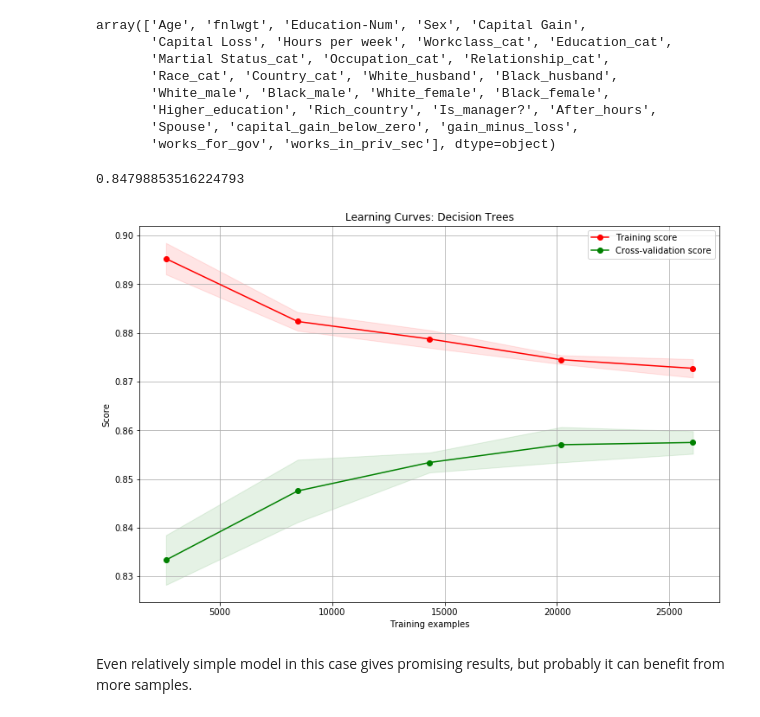
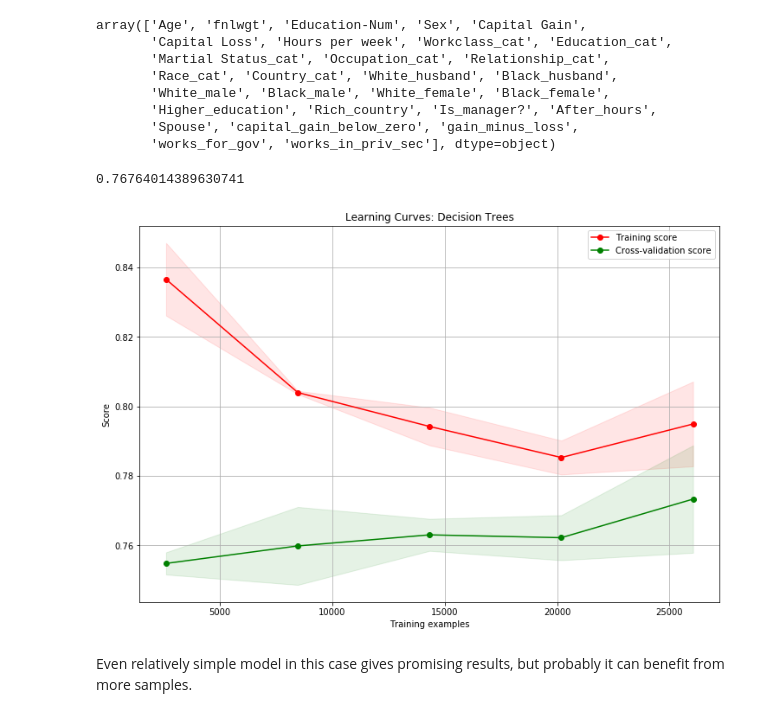
Before and after one commit to GregSzopinski/introductory-machine-learning, a Jupyter notebook: Adult data/Adult_names_classification.ipynb, the cells around one changed output. Drawn from its saved outputs; the diff is of its cells as text; code cells hidden in the pictures.

```diff
--- a/Adult data/Adult_names_classification.ipynb
+++ b/Adult data/Adult_names_classification.ipynb
@@ -288,7 +288,7 @@ def train_and_predict(model, X, y, test_size=0.33):
     y_pred = model.predict(X_test)
 
     #print(classification_report(y_test, y_pred))
-    return accuracy_score(y_test, y_pred)
+    return roc_auc_score(y_test, y_pred)
 # %%
 # Pipeline
 # %%
@@ -302,9 +302,11 @@ pipe = Pipeline([('imputer',Imputer(strategy='most_frequent')),
 # %%
 train_and_predict(pipe, X, y, test_size=0.3)
 # %% [output]
-0.84798853516224793
+0.76764014389630741
 # %%
 #Need more data?
+# %%
+auc_scorer = make_scorer(roc_auc_score)
 # %%
 def plot_learning_curve(model, title, X, y, ylim=None, cv=None,
                         n_jobs=1, train_sizes=np.linspace(.1, 1.0, 5)):
@@ -313,35 +315,35 @@ def plot_learning_curve(model, title, X, y, ylim=None, cv=None,
     plt.title(title)
     if ylim is not None:plt.ylim(*ylim)
 
     plt.xlabel("Training examples")
     plt.ylabel("Score")
 
     train_sizes, train_scores, test_scores = learning_curve(
-        model, X, y, cv=cv, n_jobs=n_jobs, train_sizes=train_sizes)
+        model, X, y, cv=cv, n_jobs=n_jobs, train_sizes=train_sizes, scoring=auc_scorer)
     train_scores_mean = np.mean(train_scores, axis=1)
     train_scores_std = np.std(train_scores, axis=1)
     test_scores_mean = np.mean(test_scores, axis=1)
     test_scores_std = np.std(test_scores, axis=1)
     plt.grid()
 
     plt.fill_between(train_sizes, train_scores_mean - train_scores_std,
                      train_scores_mean + train_scores_std, alpha=0.1,
                      color="r")
     plt.fill_between(train_sizes, test_scores_mean - test_scores_std,
                      test_scores_mean + test_scores_std, alpha=0.1, color="g")
     plt.plot(train_sizes, train_scores_mean, 'o-', color="r",
              label="Training score")
     plt.plot(train_sizes, test_scores_mean, 'o-', color="g",
              label="Cross-validation score")
 
     plt.legend(loc="best")
     return plt
 
 
 plt = plot_learning_curve(dt_model, "Learning Curves: Decision Trees", X, y, cv=5, n_jobs=-1)
 plt.show()
 # %% [output]
-[figure, old version]
+[figure, new version]
 # %% [markdown]
 Even relatively simple model in this case gives promising results, but probably it can benefit from more samples.
 # %% [markdown]
```
Also changed, not shown: parts of 11 cells of this notebook.
